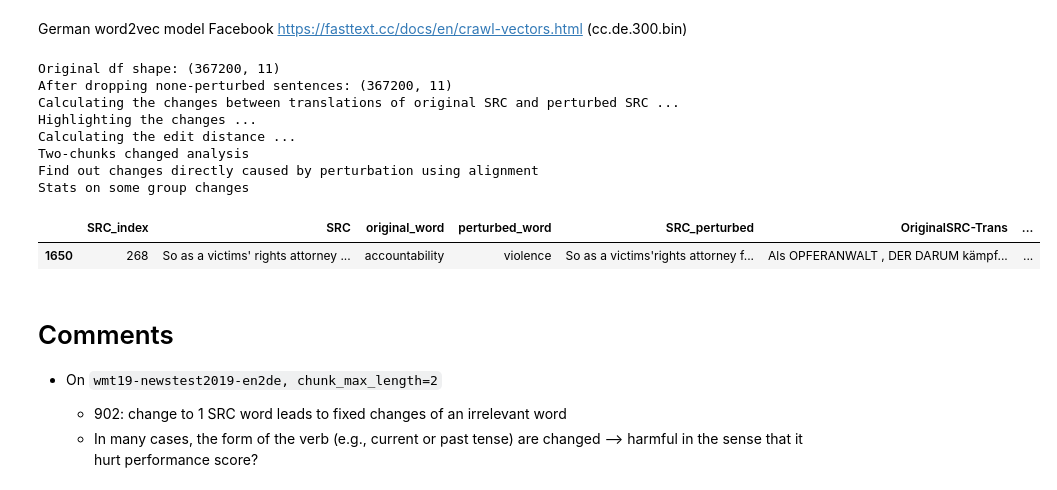
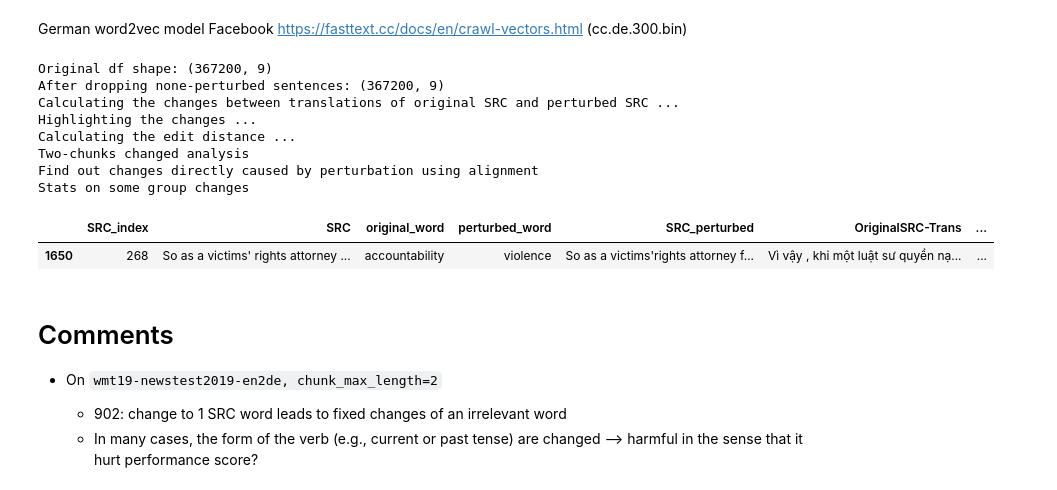
Before and after one commit to TuAnh23/Perturbation-basedQE, a Jupyter notebook: Input perturbation.ipynb, the cells around one changed output. Drawn from its saved outputs; the diff is of its cells as text; code cells hidden in the pictures.

```diff
--- a/Input perturbation.ipynb
+++ b/Input perturbation.ipynb
@@ -263,7 +258,7 @@ def pos_tag_not_perturbed_change(changes, spacy_model):
         return [t.pos_ for t in doc][0]
     return pd.NA
 # %%
-def read_output_df(dataset, perturb_type, beam, replacement_strategy, analyse_feature=True,
+def read_output_df(dataset, src_lang, tgt_lang, perturb_type, beam, replacement_strategy, analyse_feature=True,
                    ignore_case=False, no_of_replacements=1, chunk_max_length=1, spacy_model=None,
                    w2v_model=None, use_alignment=False, winoMT=False, ref_available=False,
                    two_chunks_analysis=False):
@@ -326,15 +321,34 @@ def read_output_df(dataset, perturb_type, beam, replacement_strategy, analyse_fe
         output_df = output_df.dropna()
         print(f"After dropping none-perturbed sentences: {output_df.dropna().shape}")
 
+        tgt_tokenizer = MosesTokenizer(lang=tgt_lang)
+        src_tokenizer = MosesTokenizer(lang=src_lang)
+
+        print("Tokenize everything ...")
+        output_df['tokenized_OriginalSRC-Trans'] = output_df['OriginalSRC-Trans'].apply(
+            lambda x: tgt_tokenizer(x, escape=False, aggressive_dash_splits=False)
+        )
+        output_df['tokenized_SRC_perturbed-Trans'] = output_df['SRC_perturbed-Trans'].apply(
+            lambda x: tgt_tokenizer(x, escape=False, aggressive_dash_splits=False)
+        )
+        output_df['tokenized_SRC'] = output_df['SRC'].apply(
+            lambda x: src_tokenizer(x, escape=False, aggressive_dash_splits=False)
+        )
+        if 'REF' in output_df.columns():
+            output_df['tokenized_REF'] = output_df['REF'].apply(
+                lambda x: tgt_tokenizer(x, escape=False, aggressive_dash_splits=False)
+            )
 
         print('Calculating the changes between translations of original SRC and perturbed SRC ...')
         # Calculate the changes, i.e., how to get from the original trans sentence
         # to the changed trans sentence
-        output_df['tokenized_OriginalSRC-Trans'], output_df['tokenized_SRC_perturbed-Trans'], output_df['opcodes'], output_df['changes'] \
+        output_df['opcodes'], output_df['changes'] \
             = zip(*output_df.apply(
-                lambda x: calculate_change(x['OriginalSRC-Trans'],
-                                           x['SRC_perturbed-Trans']), axis=1
-            ))
+                lambda x: calculate_change(x['tokenized_OriginalSRC-Trans'],
+                                           x['tokenized_SRC_perturbed-Trans']
+                                          ),
+                axis=1)
+              )
 
 
         print('Highlighting the changes ...')
@@ -358,7 +372,8 @@ def read_output_df(dataset, perturb_type, beam, replacement_strategy, analyse_fe
             lambda x: levenshtein(x['tokenized_OriginalSRC-Trans'], x['tokenized_SRC_perturbed-Trans']), axis=1)
         output_df["#TransChanges-#SrcChanges"] = output_df['Trans-edit_distance'] - output_df['SRC-edit_distance']
 
-        output_df["#TransChanges-#SrcChanges/SentenceLength"] = (output_df['Trans-edit_distance'] - output_df['SRC-edit_distance']) / output_df['SRC'].apply(lambda x: len(nltk.word_tokenize(x)))
+        output_df["#TransChanges-#SrcChanges/SentenceLength"] = \
+            (output_df['Trans-edit_distance'] - output_df['SRC-edit_distance']) / output_df['SRC'].apply(lambda x: len(src_tokenizer.tokenize(x, escape=False, aggressive_dash_splits=False)))
 
         output_df["ChangesSpread/SentenceLength"] = output_df.apply(
             lambda x: changes_spread(x['tokenized_OriginalSRC-Trans'],
@@ -415,41 +430,43 @@ def read_output_df(dataset, perturb_type, beam, replacement_strategy, analyse_fe
     return output_df
 # %%
 perturb_type = 'content'
-dataset = f'masked_{perturb_type}_mustSHE'  # 'MuST-SHE-en2fr' 'IWSLT15-en2vi' 'wmt19-newstest2019-en2de'
+dataset = f'masked_{perturb_type}_mustSHE_en2vi'  # 'MuST-SHE-en2fr' 'IWSLT15-en2vi' 'wmt19-newstest2019-en2de'
+src_lang = 'en'
+tgt_lang = 'de'
 beam = 5
 replacement_strategy = 'masking_language_model'
 no_of_replacements = 30
 ignore_case = False  # Only Europarls needs ignore case
 chunk_max_length=1
 spacy_model = spacy.load("de_core_news_sm")
 # Loading these models in is time consuming
 de_model = load_facebook_model("data/cc.de.300.bin").wv
 # vi_model = load_facebook_model("data/cc.vi.300.bin").wv
 winoMT = False
 
 # # This overwrite the above params
 # winoMT = True
 # perturb_type = 'pronoun'
 # no_of_replacements = 1
 
-output = read_output_df(dataset=dataset, perturb_type=perturb_type, beam=beam,
-                        replacement_strategy=replacement_strategy, ignore_case=ignore_case,
+output = read_output_df(dataset=dataset, src_lang=src_lang, tgt_lang=tgt_lang, perturb_type=perturb_type,
+                        beam=beam, replacement_strategy=replacement_strategy, ignore_case=ignore_case,
                         no_of_replacements=no_of_replacements, chunk_max_length=chunk_max_length,
-                        spacy_model=spacy_model, w2v_model=de_model, use_alignment=True,
+                        spacy_model=spacy_model, w2v_model=de_model, use_alignment=False,
                         winoMT=winoMT, analyse_feature=True, two_chunks_analysis=False)
 
 output[output['CATEGORY']=='4F'].head(1)
 
 # print('BLEU score: ')
 # sacrebleu.corpus_bleu(output['OriginalSRC-Trans'].tolist(), [output['REF'].tolist()]).score
 # %% [output]
-Original df shape: (367200, 11)
-After dropping none-perturbed sentences: (367200, 11)
+Original df shape: (367200, 9)
+After dropping none-perturbed sentences: (367200, 9)
 Calculating the changes between translations of original SRC and perturbed SRC ...
 Highlighting the changes ...
 Calculating the edit distance ...
 Two-chunks changed analysis
 Find out changes directly caused by perturbation using alignment
 Stats on some group changes
 |  | SRC_index | SRC | original_word | perturbed_word | SRC_perturbed | OriginalSRC-Trans | ... |
-| 1650 | 268 | So as a victims' rights attorney ... | accountability | violence | So as a victims'rights attorney f... | Als OPFERANWALT , DER DARUM kämpf... | ... |
+| 1650 | 268 | So as a victims' rights attorney ... | accountability | violence | So as a victims'rights attorney f... | Vì vậy , khi một luật sư quyền nạ... | ... |
```
Also changed, not shown: parts of 10 cells of this notebook, 5 other files.
